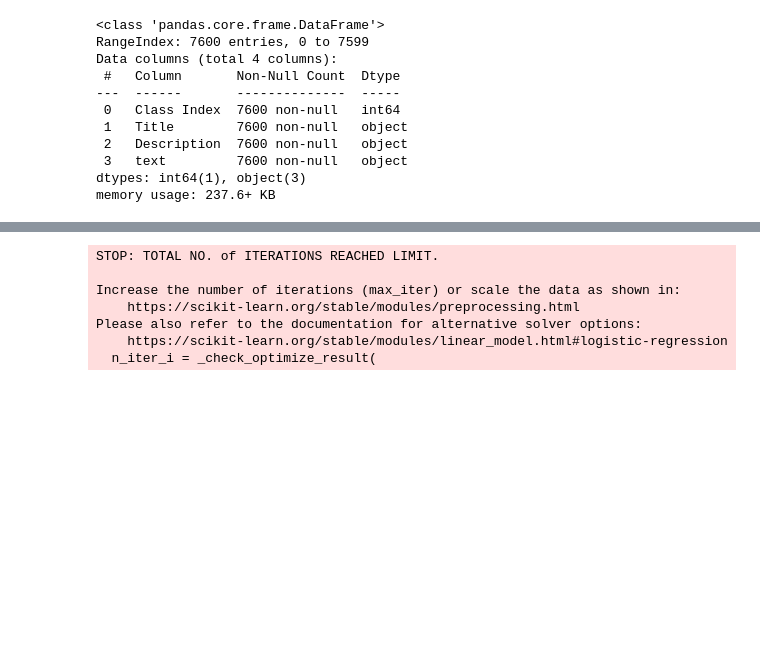
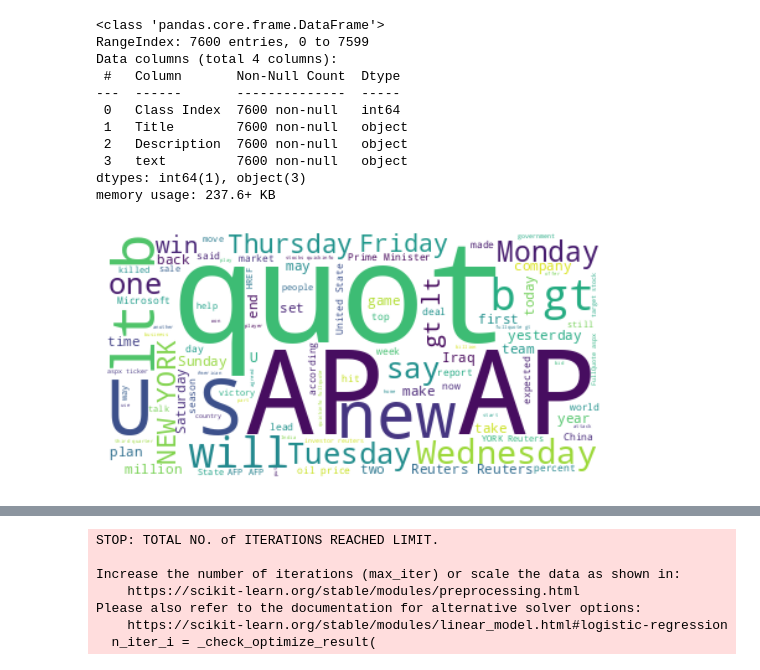
Before and after one commit to sakshisubedi/Exploring-Machine-Learning-and-Few-Shot-Techniques-for-Text-Classification, a Jupyter notebook: logistic_regression/ag_news_logistic.ipynb, the cells around one changed output, grey strips where cells are left out. Drawn from its saved outputs; the diff is of its cells as text; code cells hidden in the pictures; blank space fills up the shorter version.

```diff
--- a/logistic_regression/ag_news_logistic.ipynb
+++ b/logistic_regression/ag_news_logistic.ipynb
@@ -111,3 +111,22 @@ Data columns (total 4 columns):
  3   text         7600 non-null   object
 dtypes: int64(1), object(3)
 memory usage: 237.6+ KB
+# %%
+import matplotlib.pyplot as plt
+from wordcloud import WordCloud
+
+# Convert the text data to a single string
+text_data = ' '.join(df_train['text'].astype(str))
+
+# Create the word cloud object
+wordcloud = WordCloud(max_words=100, background_color='white')
+
+# Generate the word cloud from the text data
+wordcloud.generate(text_data)
+
+# Display the word cloud using matplotlib
+plt.imshow(wordcloud, interpolation='bilinear')
+plt.axis('off')
+plt.show()
+# %% [output]
+[figure, added]
```
Also changed, not shown: parts of 2 cells of this notebook.
